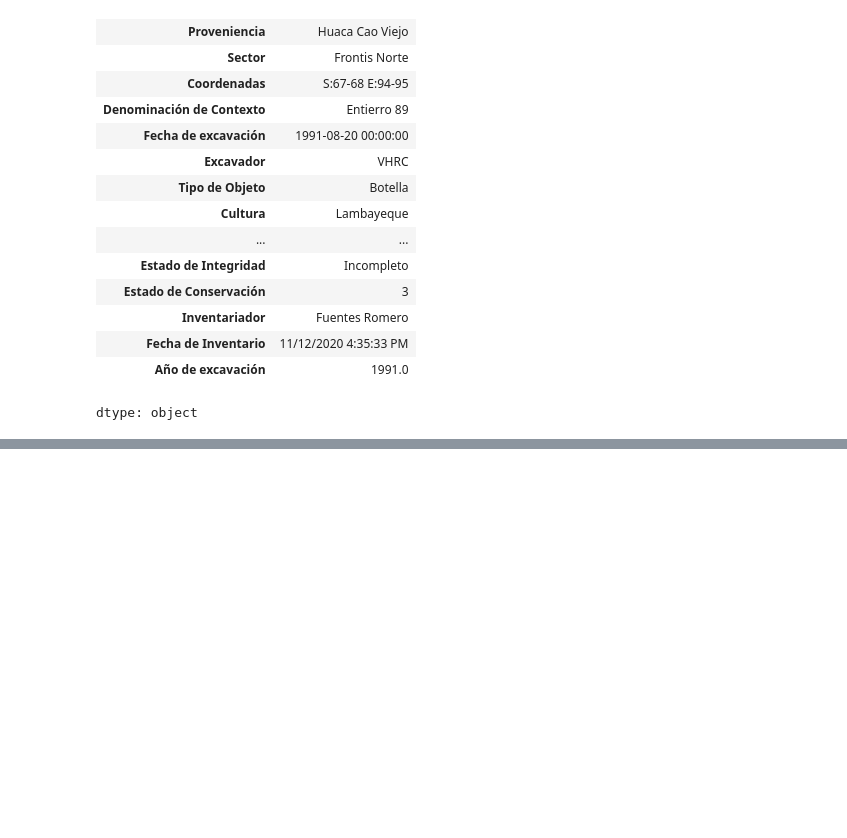
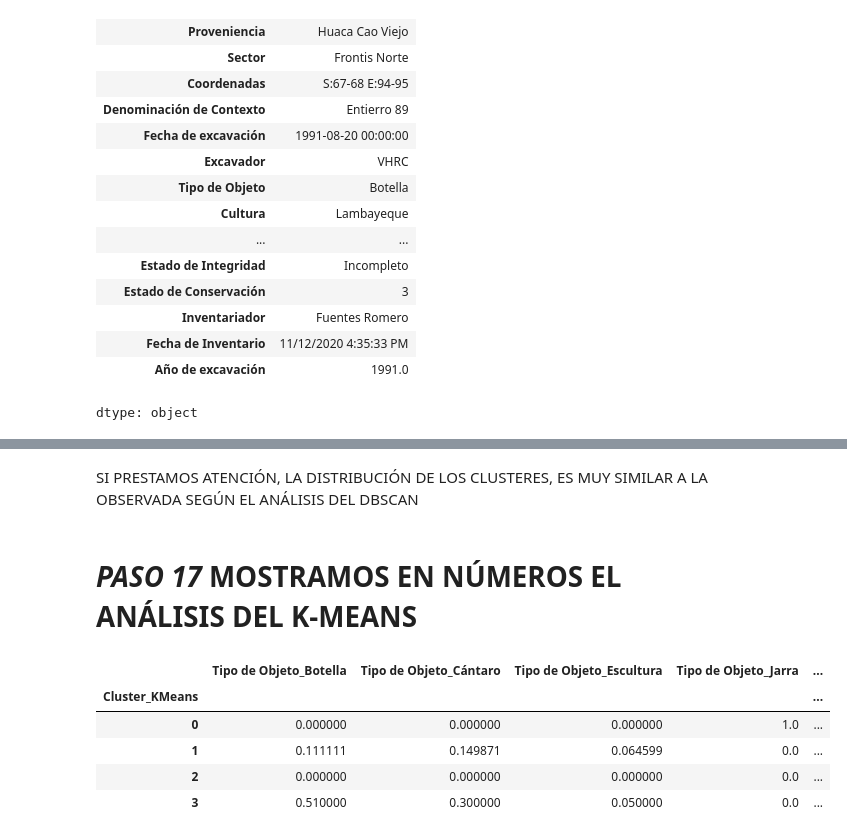
Before and after one commit to Charlez42/proyecto-final-hc-carlos-fuentes, a Jupyter notebook: TRABAJO_FINAL_HC_PIEZAS_CERÁMICAS_Último.ipynb, the cells around one changed output, grey strips where cells are left out. Cells and saved outputs as stored; diff of their text form; code cells hidden in the pictures; blank space fills up the shorter version.

```diff
--- a/TRABAJO_FINAL_HC_PIEZAS_CERÁMICAS_Último.ipynb
+++ b/TRABAJO_FINAL_HC_PIEZAS_CERÁMICAS_Último.ipynb
@@ -547,0 +641,15 @@ dtype: object
+# %% [markdown]
+SI PRESTAMOS ATENCIÓN, LA DISTRIBUCIÓN DE LOS CLUSTERES, ES MUY SIMILAR A LA OBSERVADA SEGÚN EL ANÁLISIS DEL DBSCAN
+# %% [markdown]
+# ***PASO 17*** MOSTRAMOS EN NÚMEROS EL ANÁLISIS DEL K-MEANS
+# %%
+# LA AGRUPACIÓN EN LISTA DE LOS DATOS ES LA SIGUIENTE:
+
+final_filter_df.groupby('Cluster_KMeans').mean()
+# %% [output]
+|  | Tipo de Objeto_Botella | Tipo de Objeto_Cántaro | Tipo de Objeto_Escultura | Tipo de Objeto_Jarra | ... |
+| Cluster_KMeans |  |  |  |  | ... |
+| 0 | 0.000000 | 0.000000 | 0.000000 | 1.0 | ... |
+| 1 | 0.111111 | 0.149871 | 0.064599 | 0.0 | ... |
+| 2 | 0.000000 | 0.000000 | 0.000000 | 0.0 | ... |
+| 3 | 0.510000 | 0.300000 | 0.050000 | 0.0 | ... |
```
Also changed, not shown: parts of 9 cells of this notebook.
